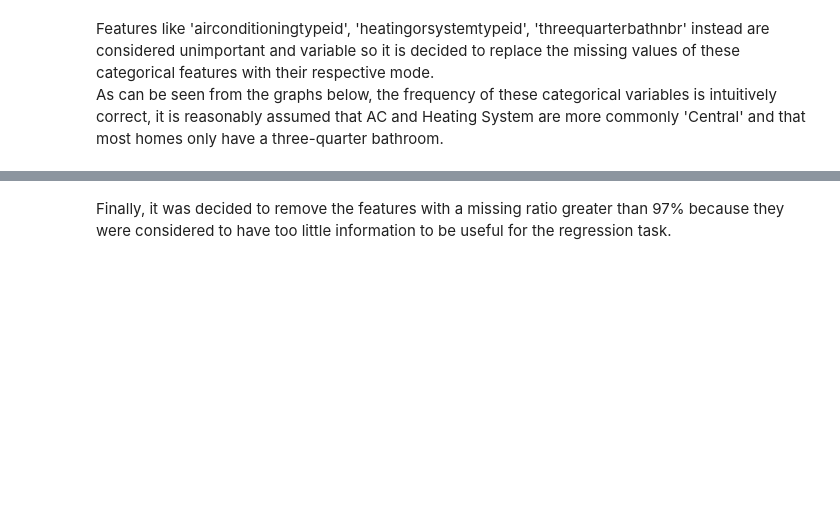
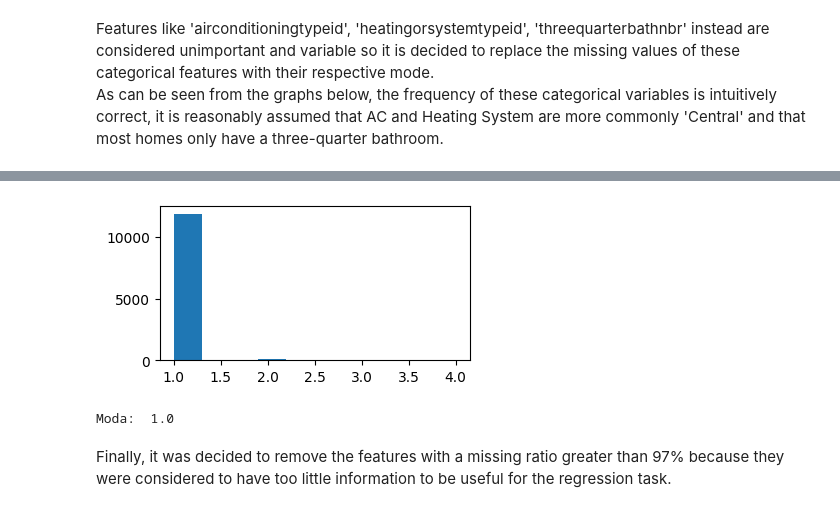
Before and after one commit to MrCosta57/zillow-prize-challenge, a Jupyter notebook: notebooks/analysis_en.ipynb, the cells around one changed output, grey strips where cells are left out. Saved outputs shown, nothing was run; the diff lists cells and outputs as text; code cells hidden in the pictures; blank space fills up the shorter version.

```diff
--- a/notebooks/analysis_en.ipynb
+++ b/notebooks/analysis_en.ipynb
@@ -290,11 +407,14 @@ df_prop["heatingorsystemtypeid"] = df_prop["heatingorsystemtypeid"].fillna(mode)
 # %%
-plt.figure(figsize=(5, 5))
+plt.figure(figsize=(4, 2))
 df_prop["threequarterbathnbr"].astype(int, errors="ignore").hist(grid=False)
 plt.show()
 
 mode = float(df_prop["threequarterbathnbr"].mode()[0])
 print("Moda: ", mode)
 df_prop["threequarterbathnbr"] = df_prop["threequarterbathnbr"].fillna(mode)
+# %% [output]
+[figure, added]
+Moda:  1.0
 # %% [markdown]
 Finally, it was decided to remove the features with a missing ratio greater than 97% because they were considered to have too little information to be useful for the regression task.
 # %%
```
Also changed, not shown: parts of 107 cells of this notebook, 13 other files.
